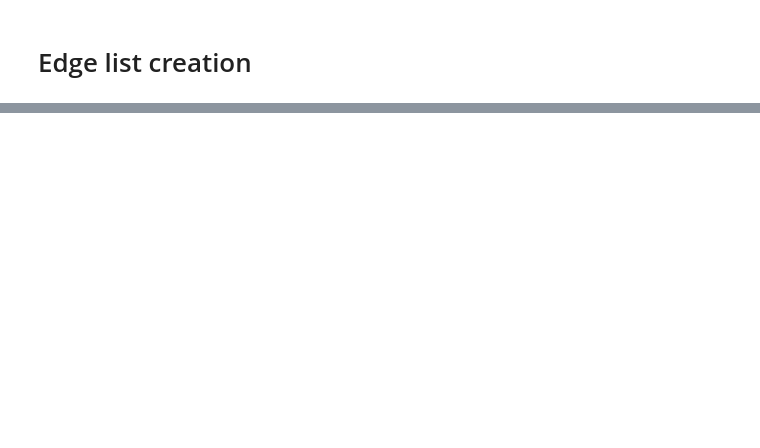
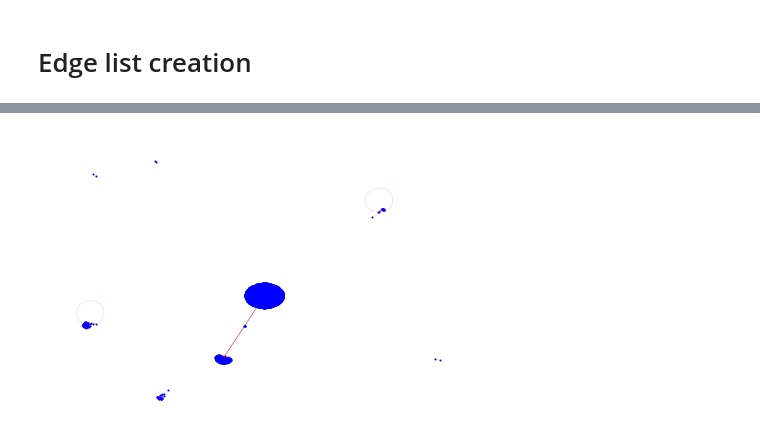
Before and after one commit to ChristopheBroillet/twitter-ukraine-conflict, a Jupyter notebook: twitter_api.ipynb, the cells around one changed output, grey strips where cells are left out. Drawn from its saved outputs; the diff is of its cells as text; code cells hidden in the pictures; blank space fills up the shorter version.

```diff
--- a/twitter_api.ipynb
+++ b/twitter_api.ipynb
@@ -208 +345,5 @@ edgelists_likers_df
+# %%
+nx.draw(G_likers, with_labels=False, node_size=1, node_color='blue', edge_color='red', width=0.1)
+# %% [output]
+[figure, added]
 # %%
```
Also changed, not shown: parts of 22 cells of this notebook, 3 other files.
